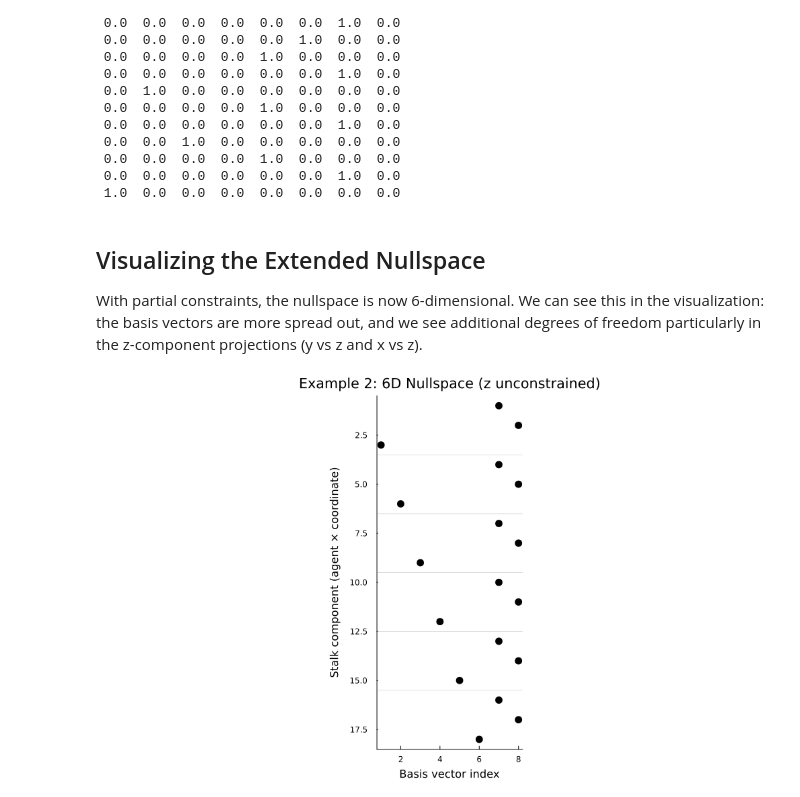
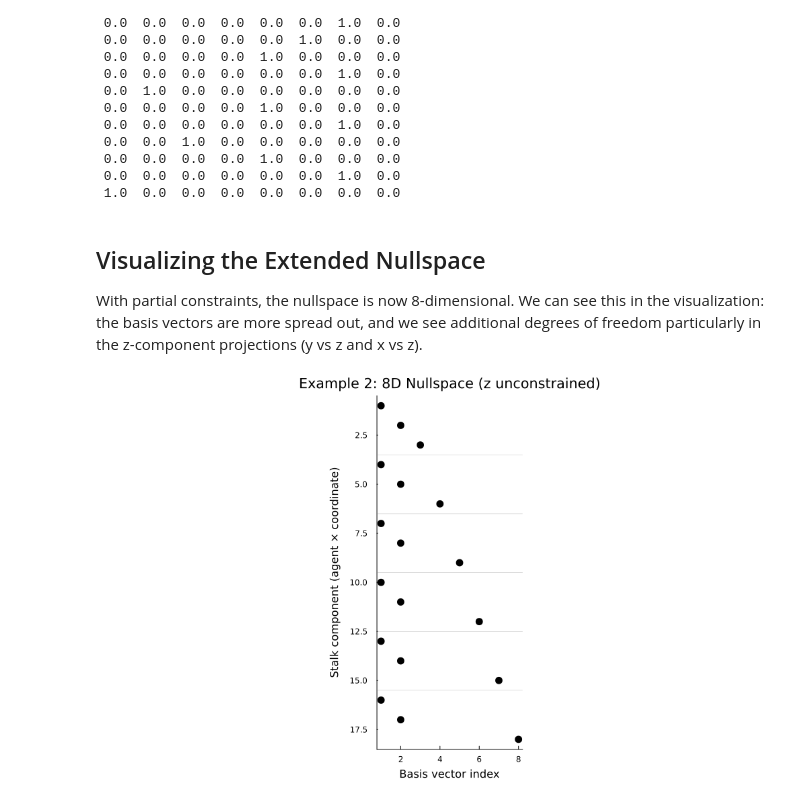
Before and after one commit to AlgebraicJulia/CellularSheaves.jl, a Jupyter notebook: dev/generated/nullspace.ipynb, the cells around one changed output. Saved outputs shown, nothing was run; the diff lists cells and outputs as text; code cells hidden in the pictures.

```diff
--- a/dev/generated/nullspace.ipynb
+++ b/dev/generated/nullspace.ipynb
@@ -24,7 +24,7 @@ function plot_nullspace_basis(V, n, stalk_dim; title="Nullspace basis vectors")
     nnz_per_col = vec(sum(abs.(V) .> 1e-10, dims=1))
     first_nnz = [findfirst(abs.(V[:, i]) .> 1e-10) for i in 1:size(V, 2)]
     first_nnz = [isnothing(x) ? size(V, 1) + 1 : x for x in first_nnz]
-    sorted_idx = sortperm(collect(zip(nnz_per_col, first_nnz)))
+    sorted_idx = sortperm(collect(zip(size(V,2) .- nnz_per_col, first_nnz)))
     V_sorted = V[:, sorted_idx]
     p = spy(V_sorted, title=title, xlabel="Basis vector index", ylabel="Stalk component (agent × coordinate)",
         markersize=6, legend=false, size=(1000, 600))
@@ -163,10 +163,10 @@ V2 = nullspace_ldlt(F2)
 # %% [markdown]
 ## Visualizing the Extended Nullspace
 
-With partial constraints, the nullspace is now 6-dimensional. We can see this in the visualization:
+With partial constraints, the nullspace is now 8-dimensional. We can see this in the visualization:
 the basis vectors are more spread out, and we see additional degrees of freedom particularly in
 the z-component projections (y vs z and x vs z).
 # %%
-plot_nullspace_basis(V2, n, stalk_dim; title="Example 2: 6D Nullspace (z unconstrained)")
+plot_nullspace_basis(V2, n, stalk_dim; title="Example 2: 8D Nullspace (z unconstrained)")
 # %% [output]
-[figure, old version]
+[figure, new version]
```
Also changed, not shown: 24 other files.
